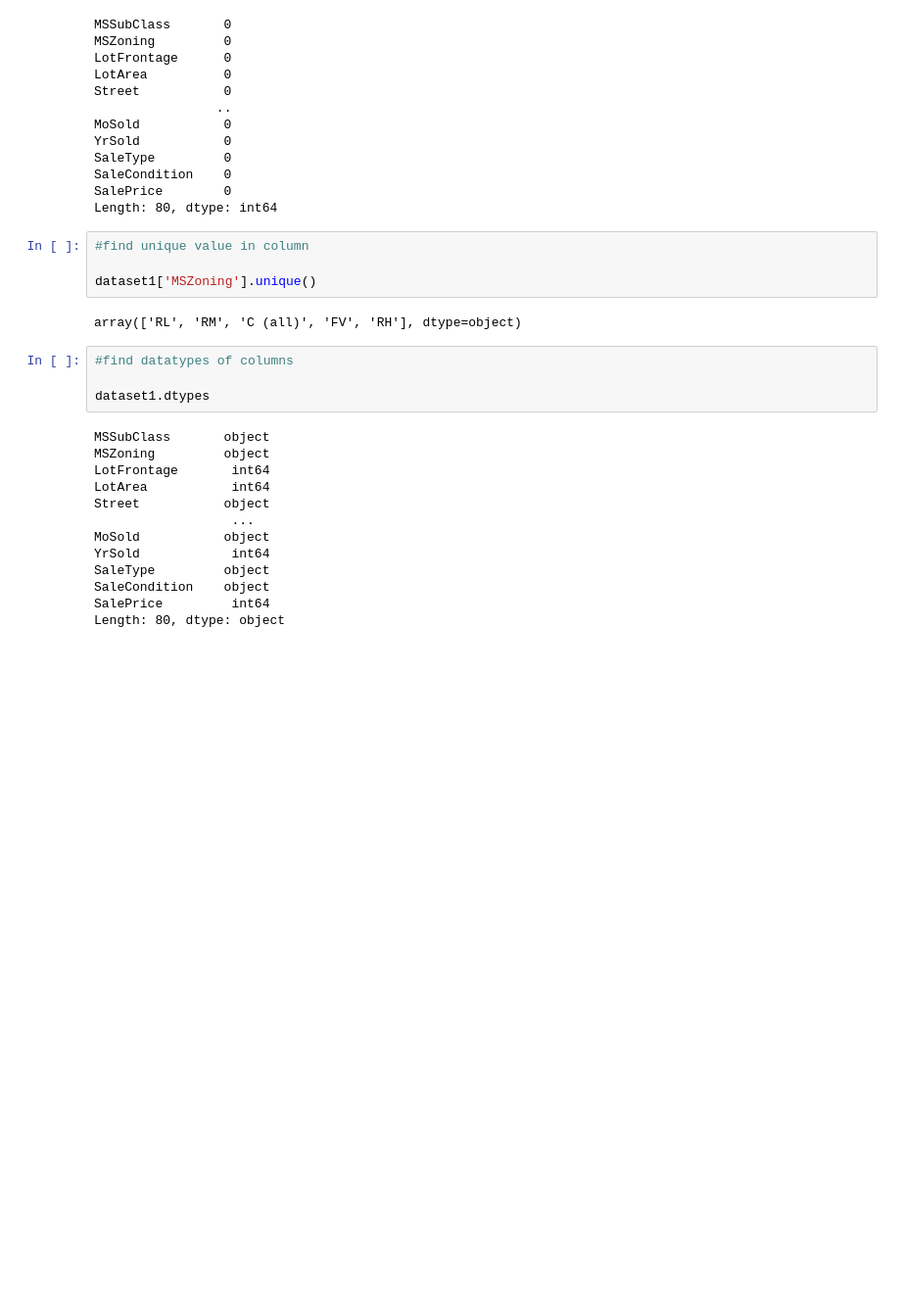
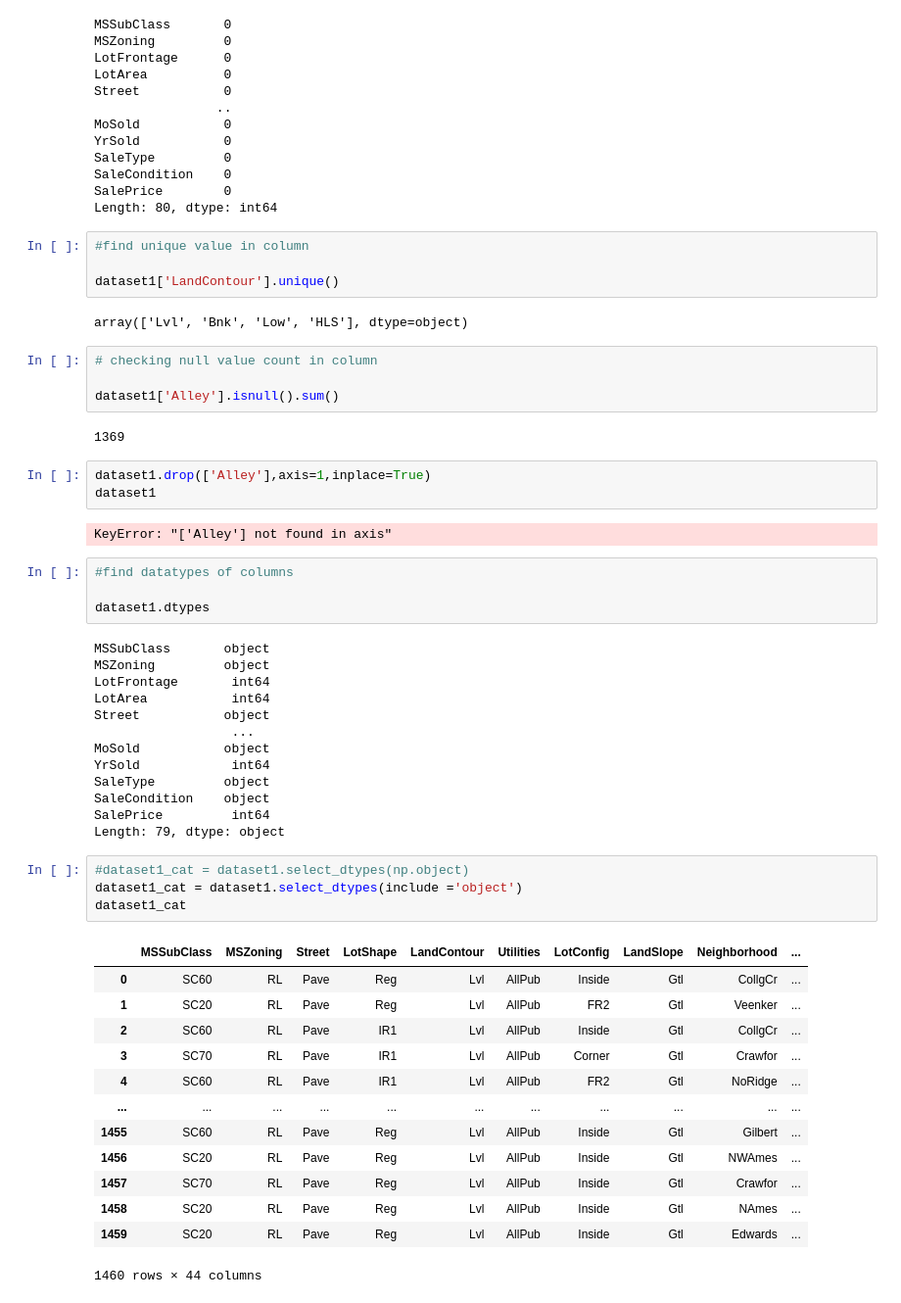
Before and after one commit to Meenakshigupta6527/EDA-for-Real-Estate-Pricing, a Jupyter notebook: Exploratory_Data_Analysis_for_Real_Estate_Pricing.ipynb, the cells around one changed output. Shown: that part at 98% size. Saved outputs shown, nothing was run; the diff lists cells and outputs as text; blank space fills up the shorter version.

```diff
--- a/Exploratory_Data_Analysis_for_Real_Estate_Pricing.ipynb
+++ b/Exploratory_Data_Analysis_for_Real_Estate_Pricing.ipynb
@@ -79,9 +79,20 @@ Length: 80, dtype: int64
 # %%
 #find unique value in column
 
-dataset1['MSZoning'].unique()
+dataset1['LandContour'].unique()
 # %% [output]
-array(['RL', 'RM', 'C (all)', 'FV', 'RH'], dtype=object)
+array(['Lvl', 'Bnk', 'Low', 'HLS'], dtype=object)
+# %%
+# checking null value count in column
+
+dataset1['Alley'].isnull().sum()
+# %% [output]
+1369
+# %%
+dataset1.drop(['Alley'],axis=1,inplace=True)
+dataset1
+# %% [output]
+KeyError: "['Alley'] not found in axis"
 # %%
 #find datatypes of columns
 
@@ -98,4 +109,22 @@ YrSold            int64
 SaleType         object
 SaleCondition    object
 SalePrice         int64
-Length: 80, dtype: object
+Length: 79, dtype: object
+# %%
+#dataset1_cat = dataset1.select_dtypes(np.object)
+dataset1_cat = dataset1.select_dtypes(include ='object')
+dataset1_cat
+# %% [output]
+|  | MSSubClass | MSZoning | Street | LotShape | LandContour | Utilities | LotConfig | LandSlope | Neighborhood | ... |
+| 0 | SC60 | RL | Pave | Reg | Lvl | AllPub | Inside | Gtl | CollgCr | ... |
+| 1 | SC20 | RL | Pave | Reg | Lvl | AllPub | FR2 | Gtl | Veenker | ... |
+| 2 | SC60 | RL | Pave | IR1 | Lvl | AllPub | Inside | Gtl | CollgCr | ... |
+| 3 | SC70 | RL | Pave | IR1 | Lvl | AllPub | Corner | Gtl | Crawfor | ... |
+| 4 | SC60 | RL | Pave | IR1 | Lvl | AllPub | FR2 | Gtl | NoRidge | ... |
+| ... | ... | ... | ... | ... | ... | ... | ... | ... | ... | ... |
+| 1455 | SC60 | RL | Pave | Reg | Lvl | AllPub | Inside | Gtl | Gilbert | ... |
+| 1456 | SC20 | RL | Pave | Reg | Lvl | AllPub | Inside | Gtl | NWAmes | ... |
+| 1457 | SC70 | RL | Pave | Reg | Lvl | AllPub | Inside | Gtl | Crawfor | ... |
+| 1458 | SC20 | RL | Pave | Reg | Lvl | AllPub | Inside | Gtl | NAmes | ... |
+| 1459 | SC20 | RL | Pave | Reg | Lvl | AllPub | Inside | Gtl | Edwards | ... |
+1460 rows × 44 columns
```
Also changed, not shown: parts of 6 cells of this notebook.
